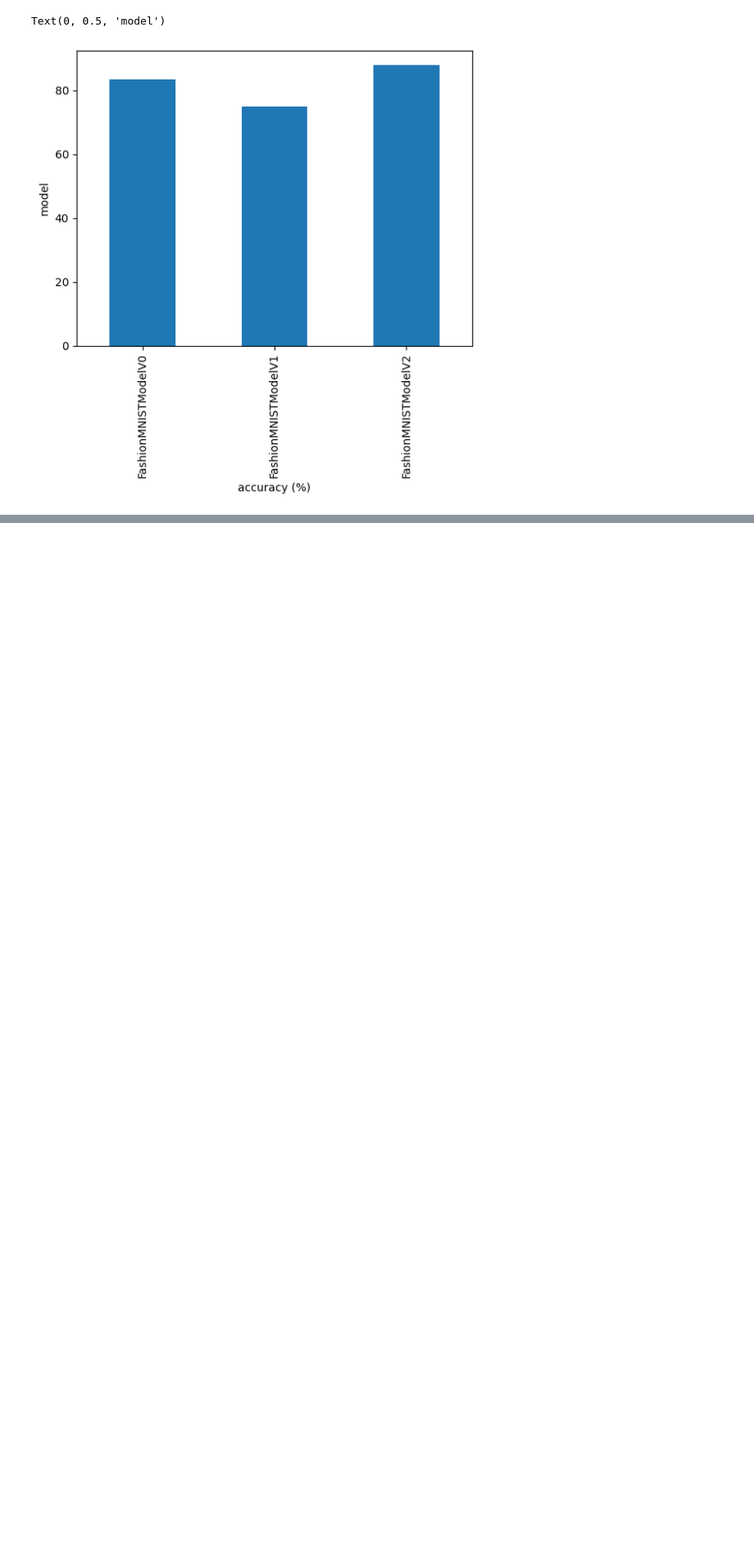
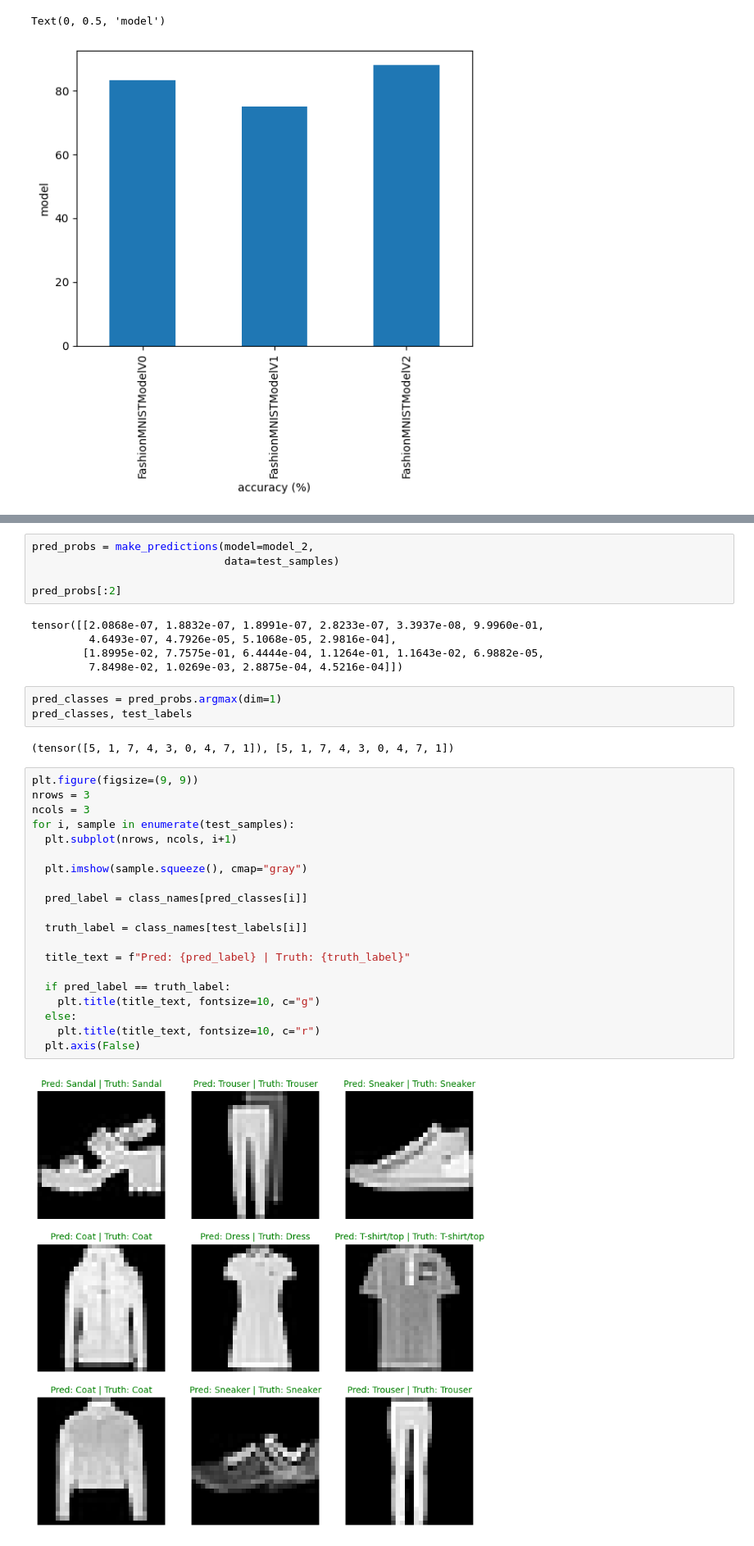
Before and after one commit to AdamStajer07/pytorchTutorial, a Jupyter notebook: 05_pytorch_tutorial.ipynb, the cells around one changed output, grey strips where cells are left out. Shown: that part at 82% size. Saved outputs shown, nothing was run; the diff lists cells and outputs as text; blank space fills up the shorter version.

```diff
--- a/05_pytorch_tutorial.ipynb
+++ b/05_pytorch_tutorial.ipynb
@@ -844,0 +897,37 @@ Text(0, 0.5, 'model')
+# %%
+pred_probs = make_predictions(model=model_2,
+                              data=test_samples)
+
+pred_probs[:2]
+# %% [output]
+tensor([[2.0868e-07, 1.8832e-07, 1.8991e-07, 2.8233e-07, 3.3937e-08, 9.9960e-01,
+         4.6493e-07, 4.7926e-05, 5.1068e-05, 2.9816e-04],
+        [1.8995e-02, 7.7575e-01, 6.4444e-04, 1.1264e-01, 1.1643e-02, 6.9882e-05,
+         7.8498e-02, 1.0269e-03, 2.8875e-04, 4.5216e-04]])
+# %%
+pred_classes = pred_probs.argmax(dim=1)
+pred_classes, test_labels
+# %% [output]
+(tensor([5, 1, 7, 4, 3, 0, 4, 7, 1]), [5, 1, 7, 4, 3, 0, 4, 7, 1])
+# %%
+plt.figure(figsize=(9, 9))
+nrows = 3
+ncols = 3
+for i, sample in enumerate(test_samples):
+  plt.subplot(nrows, ncols, i+1)
+
+  plt.imshow(sample.squeeze(), cmap="gray")
+
+  pred_label = class_names[pred_classes[i]]
+
+  truth_label = class_names[test_labels[i]]
+
+  title_text = f"Pred: {pred_label} | Truth: {truth_label}"
+
+  if pred_label == truth_label:
+    plt.title(title_text, fontsize=10, c="g")
+  else:
+    plt.title(title_text, fontsize=10, c="r")
+  plt.axis(False)
+# %% [output]
+[figure, added]
```
Also changed, not shown: parts of 16 cells of this notebook.
